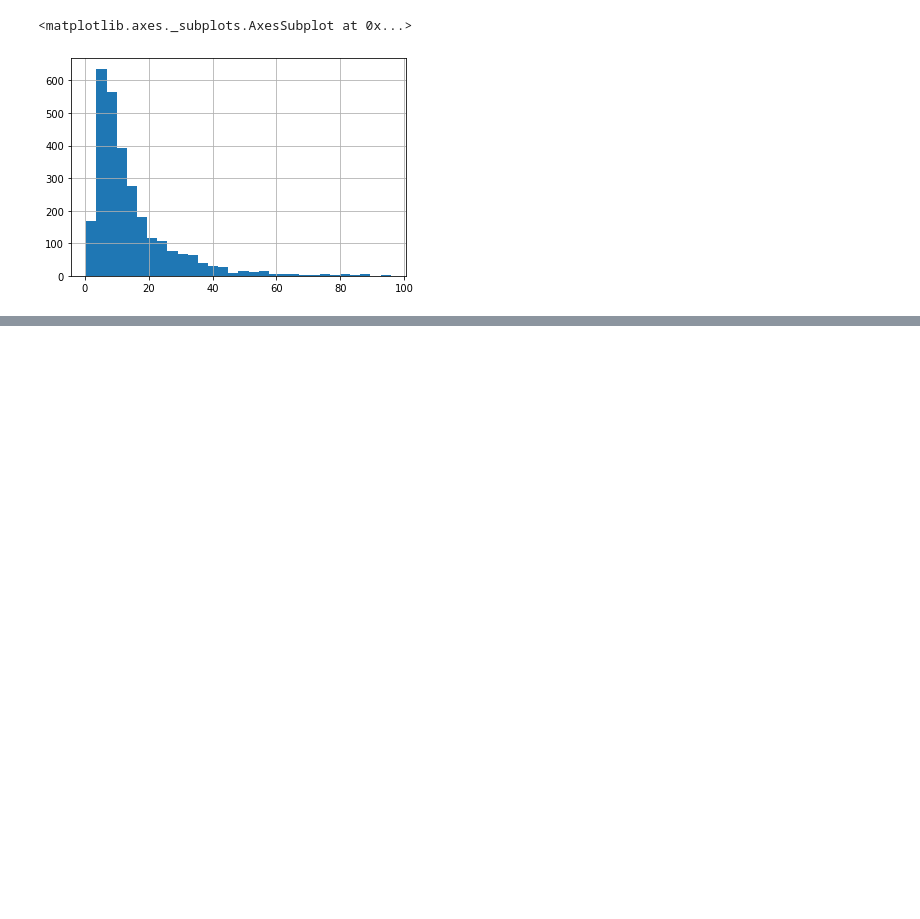
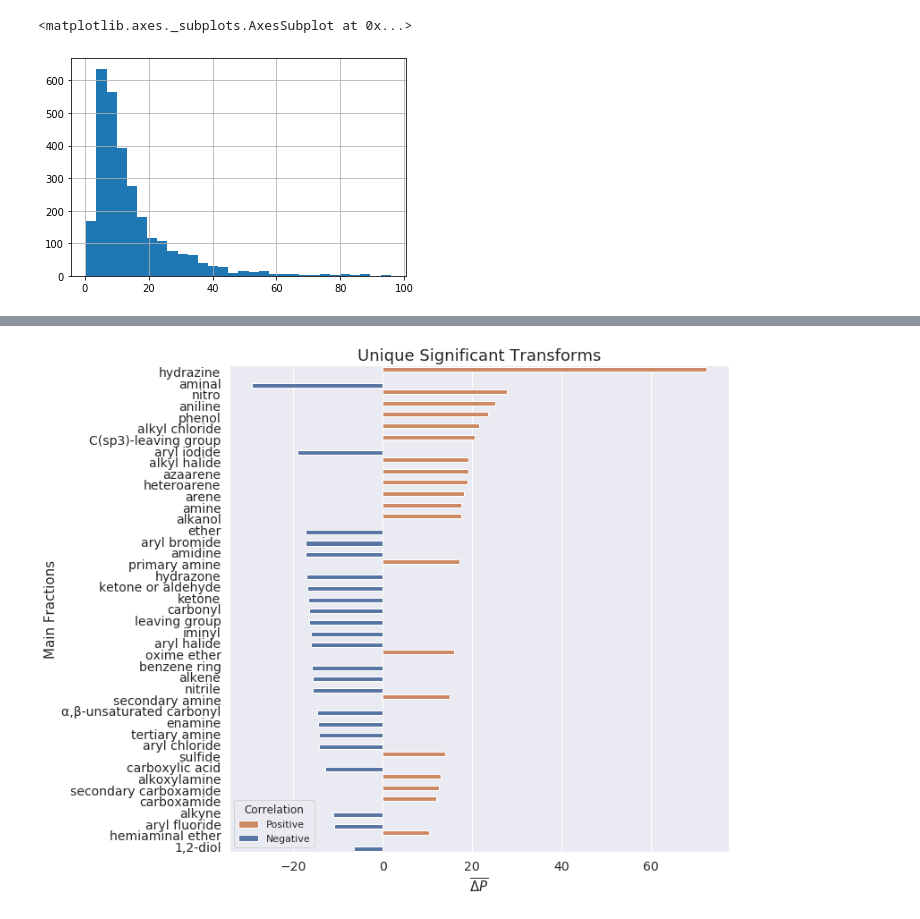
Before and after one commit to domgurvic/efflux_mmpa, a Jupyter notebook: run_mmpa_fge.ipynb, the cells around one changed output, grey strips where cells are left out. Drawn from its saved outputs; the diff is of its cells as text; code cells hidden in the pictures; blank space fills up the shorter version.

```diff
--- a/run_mmpa_fge.ipynb
+++ b/run_mmpa_fge.ipynb
@@ -136,0 +238,2 @@ master_functions.plot_feats(res_neg_neg)
+# %%
+res_neg_neg_mk4= master_functions.results_arr(features_all_neg, fr_sig_descriptors_neg_mk4, r_feats_neg, l_feats_neg, fractions_to_drop)
@@ -136,0 +278,4 @@ master_functions.plot_feats(res_neg_neg)
+# %%
+master_functions.plot_feats(res_neg_neg_mk4)
+# %% [output]
+[figure, added]
```
Also changed, not shown: parts of 19 cells of this notebook, 1 other file.
